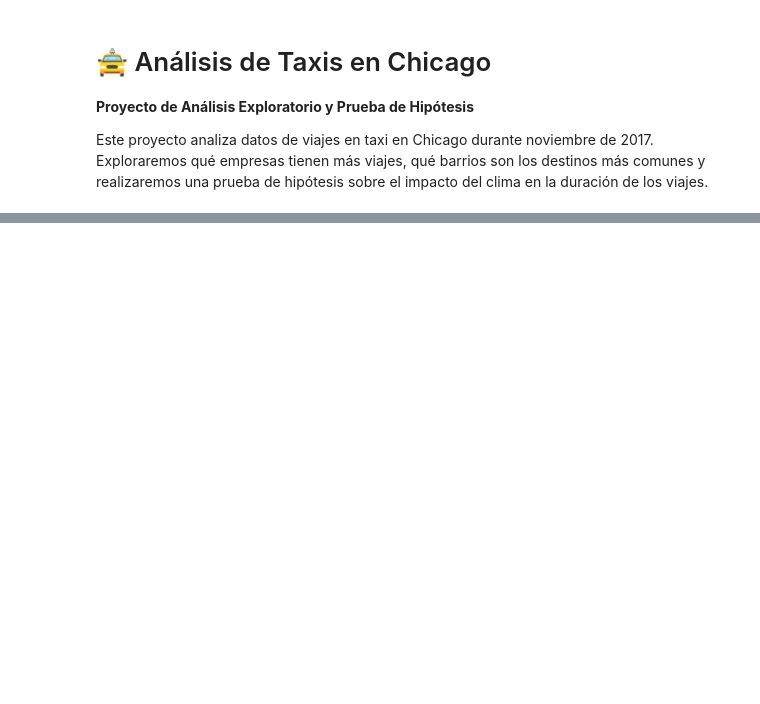
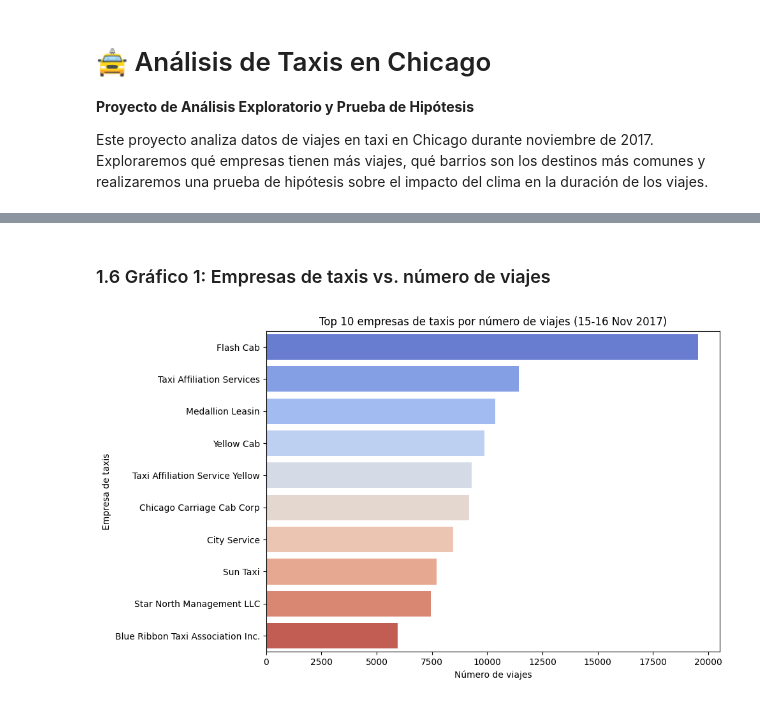
Before and after one commit to linsayr/chicago-taxi-analysis, a Jupyter notebook: notebooks/analysis.ipynb, the cells around one changed output, grey strips where cells are left out. Drawn from its saved outputs; the diff is of its cells as text; code cells hidden in the pictures; blank space fills up the shorter version.

Commit message:
Agrego análisis inicial de taxis en analysis.ipynb

```diff
--- a/notebooks/analysis.ipynb
+++ b/notebooks/analysis.ipynb
@@ -51,0 +132,14 @@ dtype: int64
+# %% [markdown]
+### 1.6 Gráfico 1: Empresas de taxis vs. número de viajes
+# %%
+top_companies = df_companies.sort_values(by='trips_amount', ascending=False).head(10)
+
+plt.figure(figsize=(10,6))
+sns.barplot(data=top_companies, x='trips_amount', y='company_name', palette='coolwarm')
+plt.title('Top 10 empresas de taxis por número de viajes (15-16 Nov 2017)')
+plt.xlabel('Número de viajes')
+plt.ylabel('Empresa de taxis')
+plt.tight_layout()
+plt.show()
+# %% [output]
+[figure, added]
```
Also changed, not shown: parts of 28 cells of this notebook.
